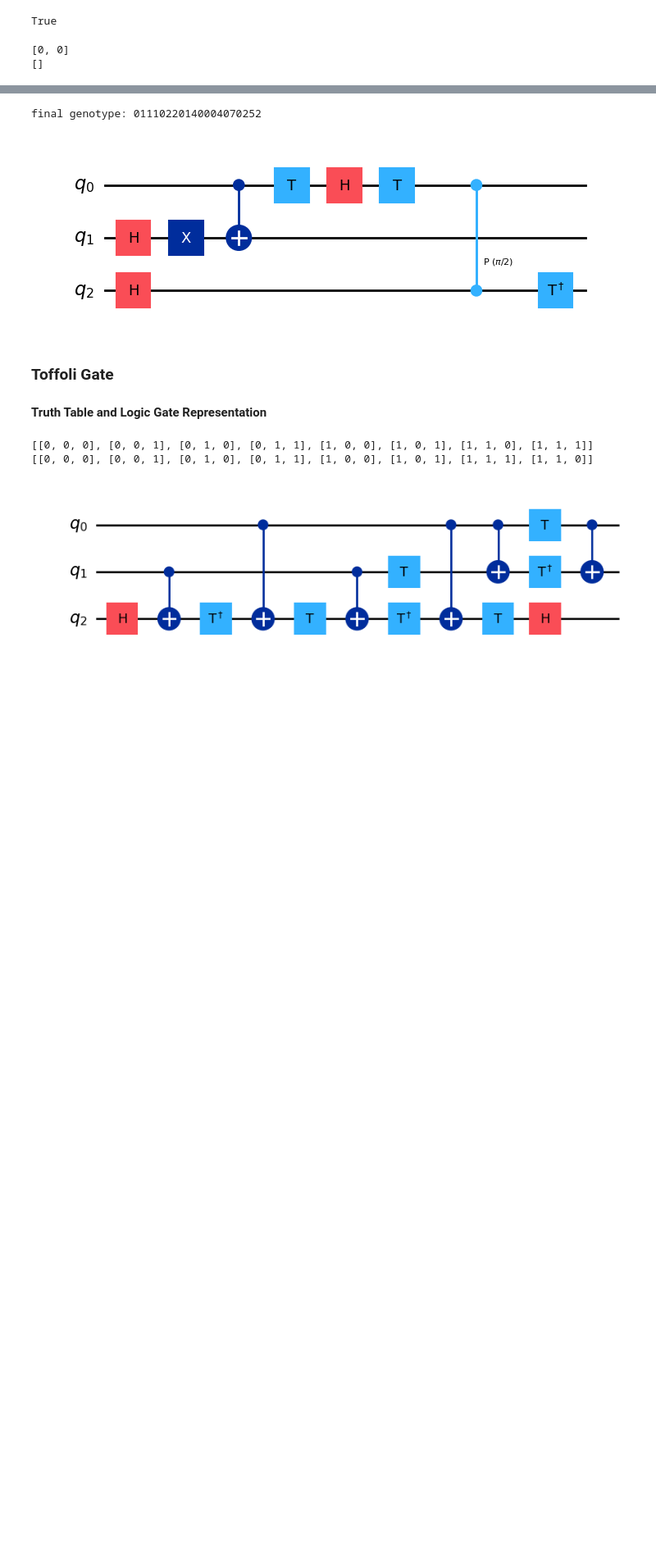
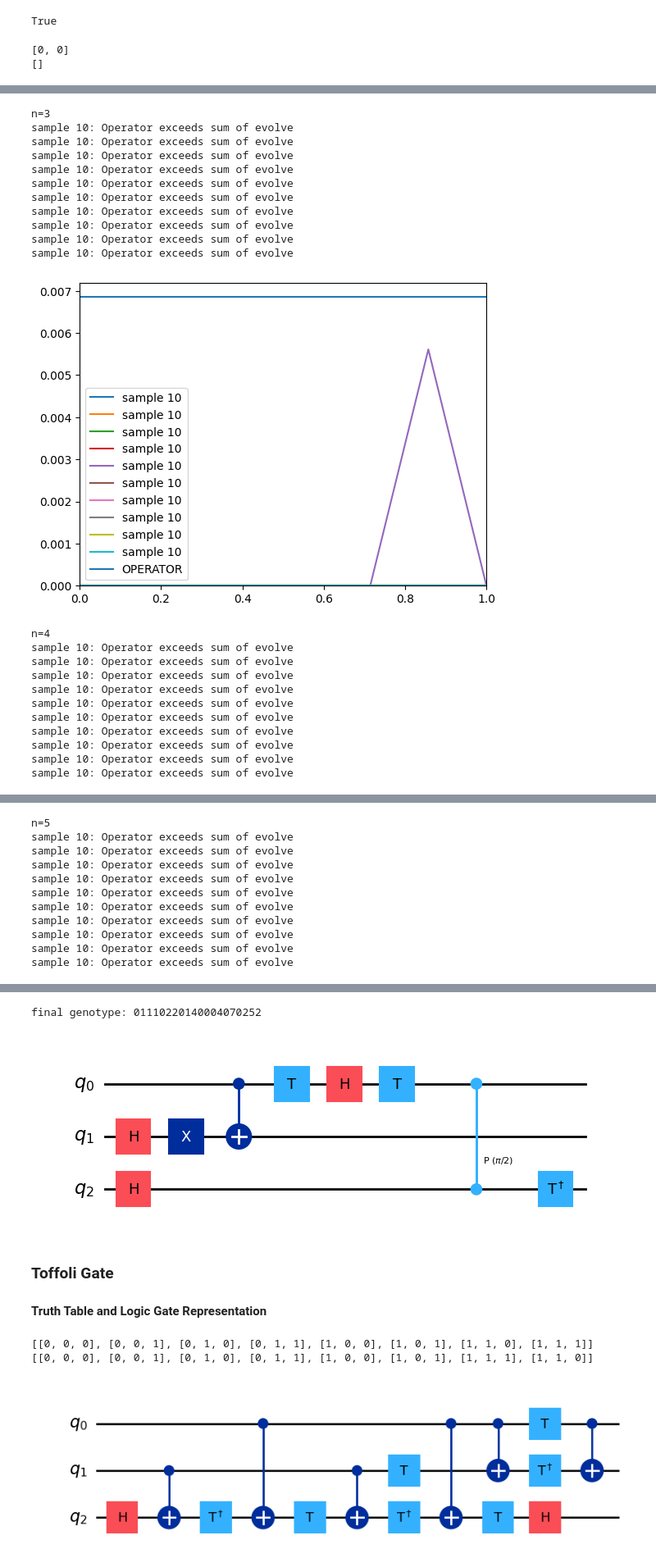
Before and after one commit to tom-newbold/evolving-qubit-circuits, a Jupyter notebook: qiskit_classes_jupyter.ipynb, the cells around one changed output, grey strips where cells are left out. Shown: that part at 82% size. Saved outputs shown, nothing was run; the diff lists cells and outputs as text; code cells hidden in the pictures; blank space fills up the shorter version.

```diff
--- a/qiskit_classes_jupyter.ipynb
+++ b/qiskit_classes_jupyter.ipynb
@@ -25,0 +73,62 @@ print(HGate().params)
+# %%
+N_bounds = (3,5)
+ITERATIONS=10
+
+for n in range(N_bounds[0], N_bounds[1]+1):
+    print(f'n={n}')
+    plots = []
+    t1 = 0
+    for _ in range(ITERATIONS):
+        q = QFT_blueprint(n)
+        t = time()
+        M = Operator(q)
+        t1 += time()-t
+
+        t2 = []
+        for x in range(2**n):
+            s = Statevector.from_int(x, 2**n)
+            t = time()
+            calc_state = s.evolve(M)
+            t2.append(time()-t)
+        plots.append(t2)
+    t1 /= ITERATIONS
+
+    for i, plot in enumerate(plots):
+        p = plot
+        x_axis = [i/(len(p)-1) for i in range(len(p))]
+        plt.plot(x_axis, p, label=f'sample {i+1}')
+        if sum(p) < t:
+            print(f'sample {i+1}: Operator exceeds sum of evolve')
+        elif max(p) < t:
+            print(f'sample {i+1}: Operator exceeds max of evolve')
+        else:
+            print(f'sample {i+1}: Operator time compl. lies in bounds of evolve')
+    plt.plot([0,1], [t1, t1], label='OPERATOR')
+    plt.xlim(0, 1)
+    plt.ylim(bottom=0)
+    plt.legend()
+    plt.show()
+# %% [output]
+n=3
+sample 10: Operator exceeds sum of evolve
+sample 10: Operator exceeds sum of evolve
+sample 10: Operator exceeds sum of evolve
+sample 10: Operator exceeds sum of evolve
+sample 10: Operator exceeds sum of evolve
+sample 10: Operator exceeds sum of evolve
+sample 10: Operator exceeds sum of evolve
+sample 10: Operator exceeds sum of evolve
+sample 10: Operator exceeds sum of evolve
+sample 10: Operator exceeds sum of evolve
+[figure, added]
+n=4
+sample 10: Operator exceeds sum of evolve
+sample 10: Operator exceeds sum of evolve
+sample 10: Operator exceeds sum of evolve
+sample 10: Operator exceeds sum of evolve
+sample 10: Operator exceeds sum of evolve
+sample 10: Operator exceeds sum of evolve
+sample 10: Operator exceeds sum of evolve
+sample 10: Operator exceeds sum of evolve
+sample 10: Operator exceeds sum of evolve
+sample 10: Operator exceeds sum of evolve
@@ -25,0 +136,11 @@ print(HGate().params)
+n=5
+sample 10: Operator exceeds sum of evolve
+sample 10: Operator exceeds sum of evolve
+sample 10: Operator exceeds sum of evolve
+sample 10: Operator exceeds sum of evolve
+sample 10: Operator exceeds sum of evolve
+sample 10: Operator exceeds sum of evolve
+sample 10: Operator exceeds sum of evolve
+sample 10: Operator exceeds sum of evolve
+sample 10: Operator exceeds sum of evolve
+sample 10: Operator exceeds sum of evolve
```
Also changed, not shown: parts of 3 cells of this notebook.
